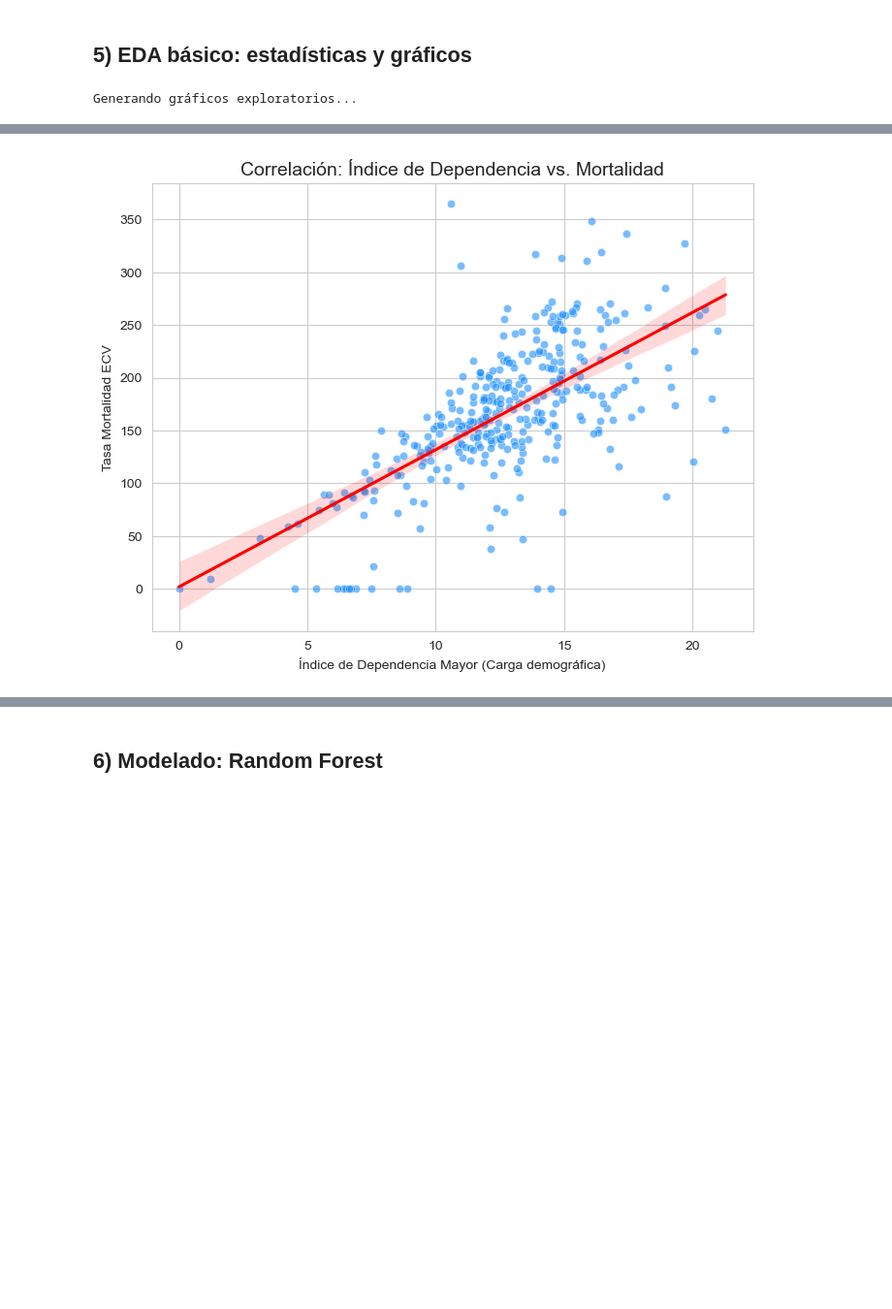
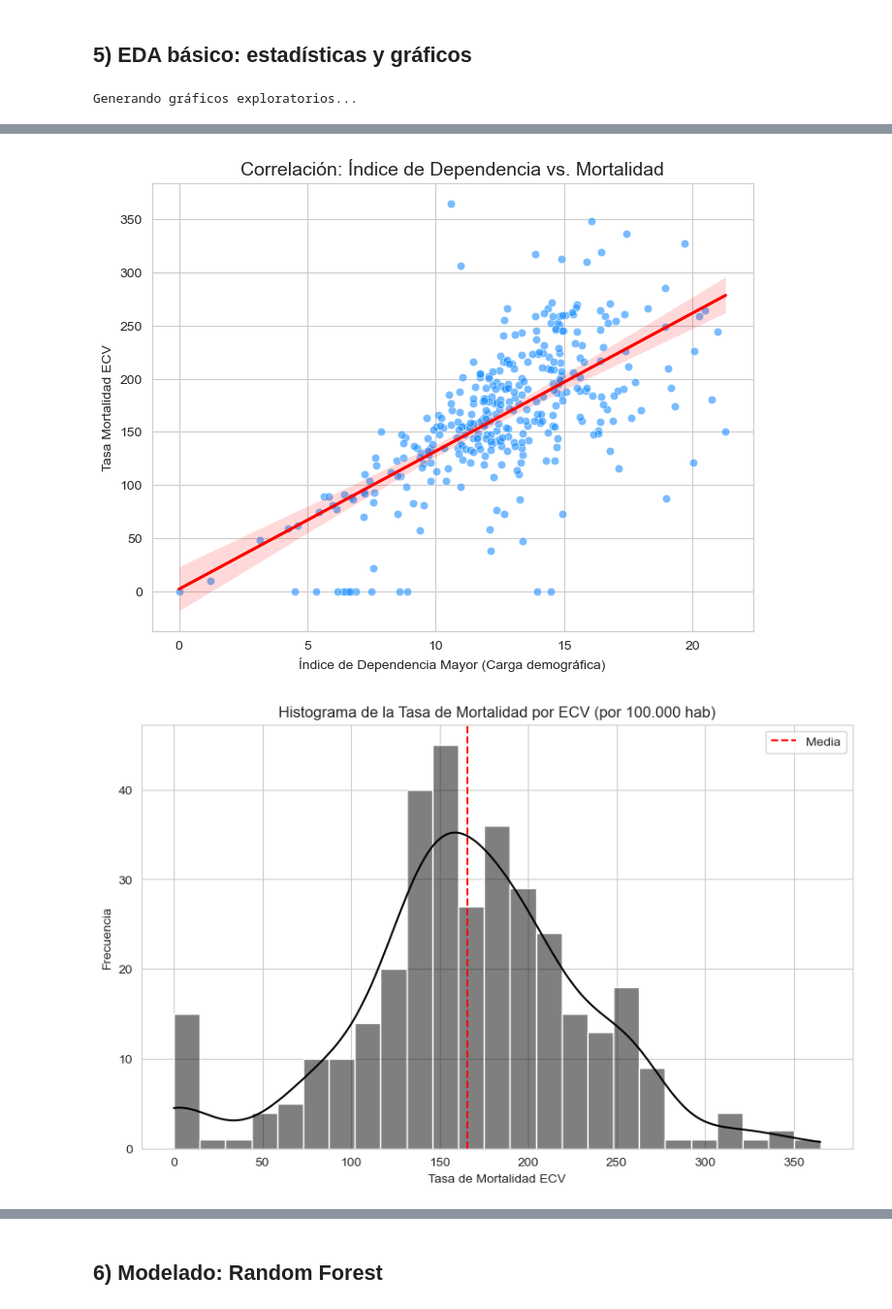
Before and after one commit to zMatuiti/analisis-mortalidad-cardiovascular, a Jupyter notebook: main.ipynb, the cells around one changed output, grey strips where cells are left out. Shown at 97% size. Saved outputs shown, nothing was run; the diff lists cells and outputs as text; code cells hidden in the pictures; blank space fills up the shorter version.

Commit message:
Mas Modelos

```diff
--- a/main.ipynb
+++ b/main.ipynb
@@ -47,7 +46,11 @@ from sklearn.ensemble import RandomForestRegressor
 from sklearn.model_selection import train_test_split
 from sklearn.metrics import mean_squared_error, r2_score, mean_absolute_error
 from sklearn.inspection import permutation_importance, PartialDependenceDisplay
-
+from sklearn.linear_model import Ridge, Lasso
+from sklearn.neighbors import KNeighborsRegressor
+from sklearn.svm import SVR
+from sklearn.preprocessing import StandardScaler
+from sklearn.pipeline import Pipeline
 try:
     from xgboost import XGBRegressor
     has_xgb = True
@@ -63,7 +66,7 @@ except Exception:
     has_shap = False
 
 BASE = Path.cwd()
-DATA_DIR = BASE / "data"
+DATA_DIR = BASE / "datos"
 RESULTS_DIR = BASE / "results"
 RESULTS_DIR.mkdir(exist_ok=True)
 # %% [markdown]
@@ -591,30 +594,85 @@ plt.figure(figsize=(10, 8))
 corr_matrix = df[cols_interes].corr()
 sns.heatmap(corr_matrix, annot=True, cmap='RdBu_r', center=0, fmt=".2f", linewidths=0.5)
 plt.title("Matriz de Correlación: ¿Qué se relaciona con la Mortalidad?", fontsize=14)
 plt.tight_layout()
 plt.savefig("matriz_correlacion.png", dpi=300, bbox_inches='tight')
 plt.show()
 
 # distribucion de la variable objetivo (histograma), sirve para ver si la mortalidad tiene una distribución normal (campana)
 plt.figure(figsize=(8, 5))
 sns.histplot(df['Tasa_mortalidad_ECV_100k'], bins=30, kde=True, color='salmon')
 plt.title("Distribución de la Tasa de Mortalidad por ECV en Chile", fontsize=14)
 plt.xlabel("Muertes por cada 100.000 habs.")
 plt.ylabel("Cantidad de Comunas")
 plt.axvline(df['Tasa_mortalidad_ECV_100k'].mean(), color='red', linestyle='--', label=f"Media: {df['Tasa_mortalidad_ECV_100k'].mean():.1f}")
 plt.legend()
 plt.show()
 
 # Scatter Plot: La relacion mas fuerte (Edad vs Mortalidad)
 plt.figure(figsize=(8, 6))
 sns.scatterplot(data=df, x='Indice_dependencia_mayor', y='Tasa_mortalidad_ECV_100k', alpha=0.6, color='dodgerblue')
 sns.regplot(data=df, x='Indice_dependencia_mayor', y='Tasa_mortalidad_ECV_100k', scatter=False, color='red')
 plt.title("Correlación: Índice de Dependencia vs. Mortalidad", fontsize=14)
 plt.xlabel("Índice de Dependencia Mayor (Carga demográfica)")
 plt.ylabel("Tasa Mortalidad ECV")
 plt.show()
+
+
+
+# Histograma de la Tasa de Mortalidad
+plt.figure(figsize=(10,6))
+sns.histplot(df['Tasa_mortalidad_ECV_100k'], kde=True, bins=25, color='black')
+plt.axvline(df['Tasa_mortalidad_ECV_100k'].mean(), color='red', linestyle='--', label='Media')
+plt.title("Histograma de la Tasa de Mortalidad por ECV (por 100.000 hab)")
+plt.xlabel("Tasa de Mortalidad ECV")
+plt.ylabel("Frecuencia")
+plt.legend()
+plt.show()
+
+# Scatter Plot: Índice de dependencia mayor vs Mortalidad
+plt.figure(figsize=(10,6))
+sns.regplot(
+    data=df,
+    x='Indice_dependencia_mayor',
+    y='Tasa_mortalidad_ECV_100k',
+    scatter_kws={'color': 'black'},
+    line_kws={'color': 'red'}
+)
+plt.title("Relación entre Índice de Dependencia Mayor y Mortalidad por ECV")
+plt.xlabel("Índice de Dependencia Mayor (%)")
+plt.ylabel("Tasa de Mortalidad ECV (por 100.000 hab)")
+plt.show()
+
+# Scatter Plot: Hacinamiento vs Mortalidad
+plt.figure(figsize=(10,6))
+sns.regplot(
+    data=df,
+    x='Hacinamiento',
+    y='Tasa_mortalidad_ECV_100k',
+    scatter_kws={'color': 'black'},
+    line_kws={'color': 'red'}
+)
+plt.title("Relación entre Hacinamiento y Mortalidad por ECV")
+plt.xlabel("Hacinamiento (%)")
+plt.ylabel("Tasa de Mortalidad ECV (por 100.000 hab)")
+plt.show()
+
+
+#MATRIZ
+plt.figure(figsize=(10,7))
+corr = df[['Tasa_mortalidad_ECV_100k',
+           'Indice_dependencia_mayor',
+           'Poblacion_mayor_65',
+           'Hacinamiento',
+           'Promedio_escolaridad',
+           'Acceso_agua_potable']].corr()
+
+sns.heatmap(corr, annot=True, cmap='Greys', fmt='.2f')
+plt.title("Matriz de Correlación – Variables socioeconómicas y Mortalidad ECV")
+plt.show()
 # %% [output]
 Generando gráficos exploratorios...
 [figure]
 [figure]
 [figure]
+[figure, added]
```
Also changed, not shown: parts of 7 cells of this notebook, 6 other files.
